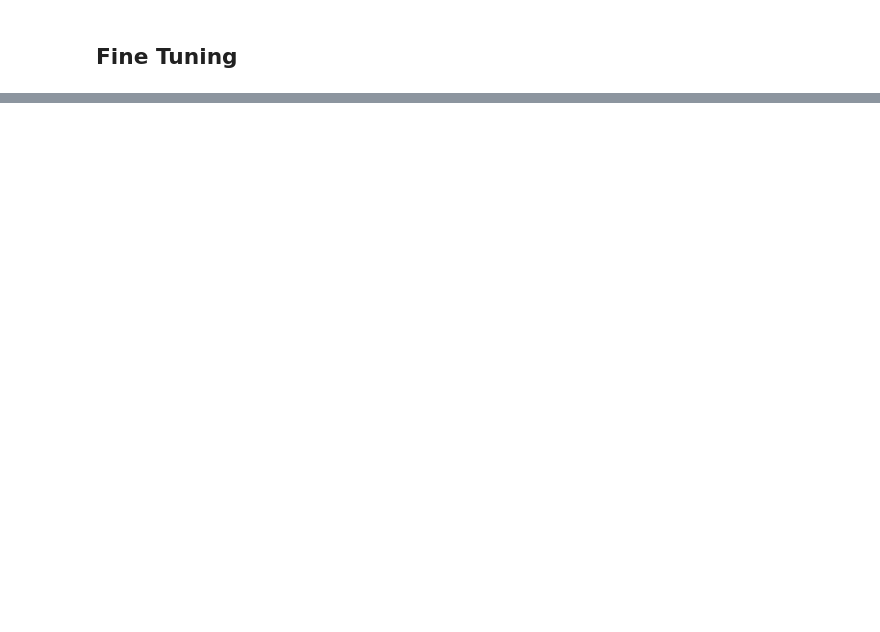
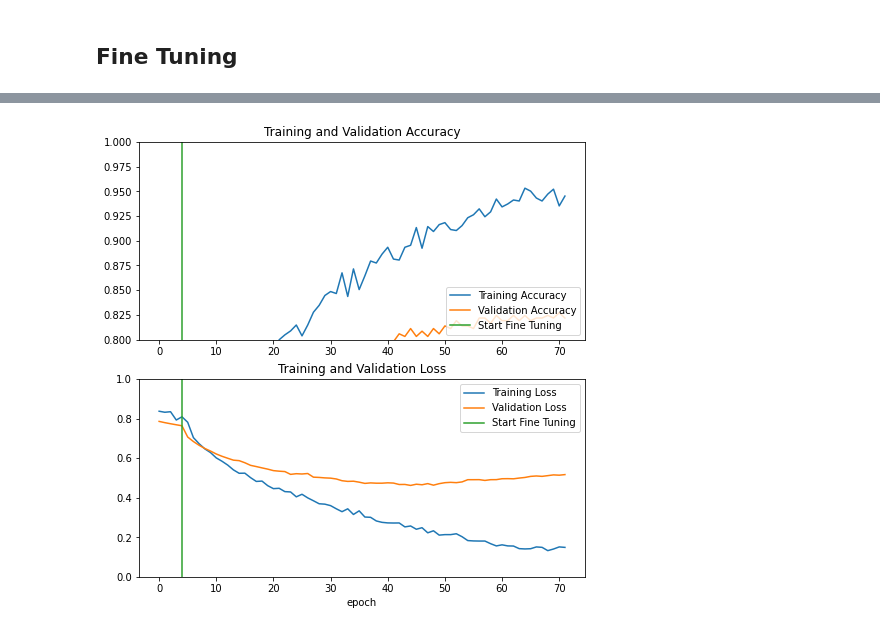
Before and after one commit to zengarv/AIorReal, a Jupyter notebook: model_training3.ipynb, the cells around one changed output, grey strips where cells are left out. Cells and saved outputs as stored; diff of their text form; code cells hidden in the pictures; blank space fills up the shorter version.

```diff
--- a/model_training3.ipynb
+++ b/model_training3.ipynb
@@ -294,0 +300,6 @@ model.save("model3.h5")
+# %%
+model.compile(loss=tf.keras.losses.BinaryCrossentropy(),
+              optimizer = tf.keras.optimizers.RMSprop(learning_rate=base_learning_rate/10),
+              metrics=[tf.keras.metrics.BinaryAccuracy(threshold=0.5, name='accuracy')])
+
+model.summary()
@@ -294,0 +324,11 @@ model.save("model3.h5")
+# %%
+# Continue training the model
+
+fine_tune_epochs = 45
+furhter_training_epochs = 20
+total_epochs =  initial_epochs + fine_tune_epochs + furhter_training_epochs
+
+history_further = model.fit(train_dataset,
+                         epochs=total_epochs,
+                         initial_epoch=history_fine.epoch[-1],
+                         validation_data=validation_dataset)
@@ -294,0 +353,30 @@ model.save("model3.h5")
+# %%
+# Looking at the learning curves of the model
+acc += history_further.history['accuracy']
+val_acc += history_further.history['val_accuracy']
+
+loss += history_further.history['loss']
+val_loss += history_further.history['val_loss']
+
+plt.figure(figsize=(8, 8))
+plt.subplot(2, 1, 1)
+plt.plot(acc, label='Training Accuracy')
+plt.plot(val_acc, label='Validation Accuracy')
+plt.ylim([0.8, 1])
+plt.plot([initial_epochs-1,initial_epochs-1],
+          plt.ylim(), label='Start Fine Tuning')
+plt.legend(loc='lower right')
+plt.title('Training and Validation Accuracy')
+
+plt.subplot(2, 1, 2)
+plt.plot(loss, label='Training Loss')
+plt.plot(val_loss, label='Validation Loss')
+plt.ylim([0, 1.0])
+plt.plot([initial_epochs-1,initial_epochs-1],
+         plt.ylim(), label='Start Fine Tuning')
+plt.legend(loc='upper right')
+plt.title('Training and Validation Loss')
+plt.xlabel('epoch')
+plt.show()
+# %% [output]
+[figure, added]
```
Also changed, not shown: parts of 21 cells of this notebook, 6 other files.
